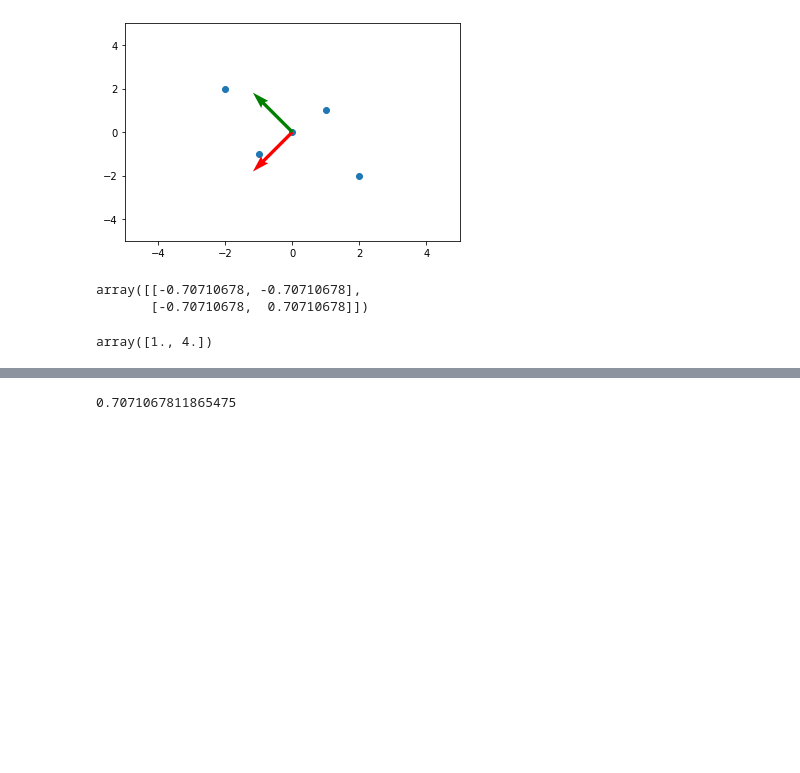
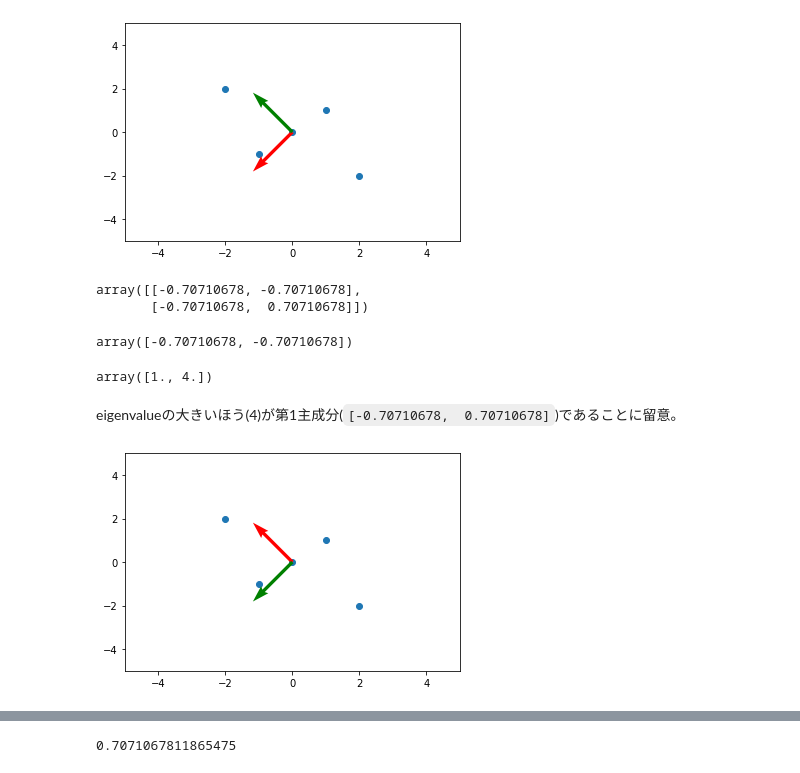
Before and after one commit to YoshiyukiKono/DNN_Report, a Jupyter notebook: P1_Machine-Learning/notebook/np_pca.ipynb, the cells around one changed output, grey strips where cells are left out. Cells and saved outputs as stored; diff of their text form; code cells hidden in the pictures; blank space fills up the shorter version.

```diff
--- a/P1_Machine-Learning/notebook/np_pca.ipynb
+++ b/P1_Machine-Learning/notebook/np_pca.ipynb
@@ -170,7 +204,17 @@ eigenvectors
 # %% [output]
 array([[-0.70710678, -0.70710678],
        [-0.70710678,  0.70710678]])
+# %%
+eigenvectors[0, :]
+# %% [output]
+array([-0.70710678, -0.70710678])
 # %%
 eigenvalues
 # %% [output]
 array([1., 4.])
+# %% [markdown]
+eigenvalueの大きいほう(4)が第1主成分(`[-0.70710678,  0.70710678]`)であることに留意。
+# %%
+plt_result(X, np.array([-0.70710678, 0.70710678]), np.array([-0.70710678, -0.70710678]))
+# %% [output]
+[figure, added]
```
Also changed, not shown: parts of 31 cells of this notebook.
